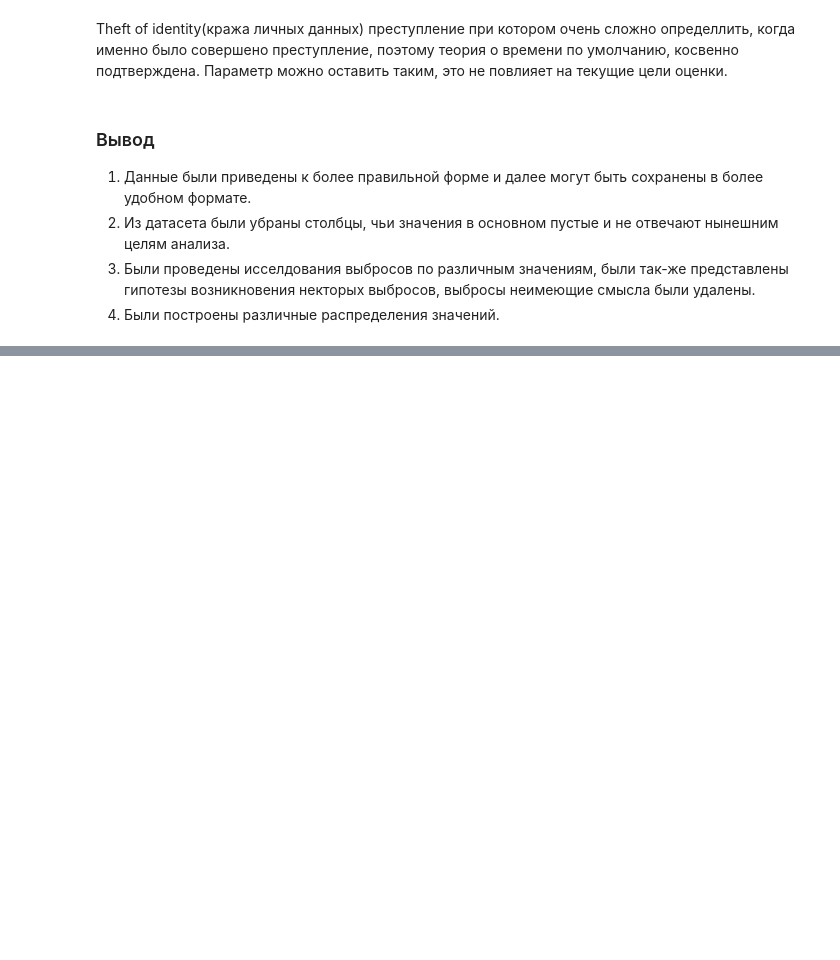
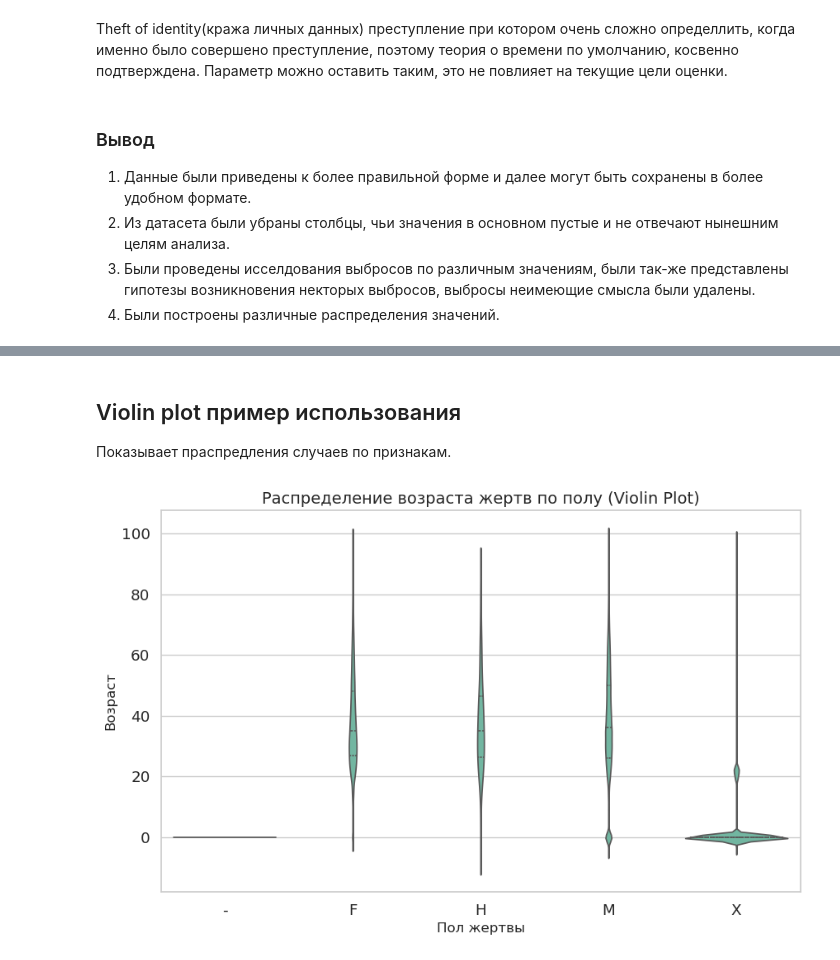
Before and after one commit to LegStahl/data_engineering_proj, a Jupyter notebook: notebooks/EDA_of_data.ipynb, the cells around one changed output, grey strips where cells are left out. Drawn from its saved outputs; the diff is of its cells as text; code cells hidden in the pictures; blank space fills up the shorter version.

```diff
--- a/notebooks/EDA_of_data.ipynb
+++ b/notebooks/EDA_of_data.ipynb
@@ -590,0 +622,12 @@ Theft of identity(кража личных данных) преступление
+# %% [markdown]
+ ## Violin plot пример использования
+ Показывает праспредления случаев по признакам.
+# %%
+plt.figure(figsize=(10, 6))
+sns.violinplot(data=df, x='Vict_Sex', y='Vict_Age', inner='quart')
+plt.title("Распределение возраста жертв по полу (Violin Plot)")
+plt.xlabel("Пол жертвы")
+plt.ylabel("Возраст")
+plt.show()
+# %% [output]
+[figure, added]
```
Also changed, not shown: parts of 16 cells of this notebook.
